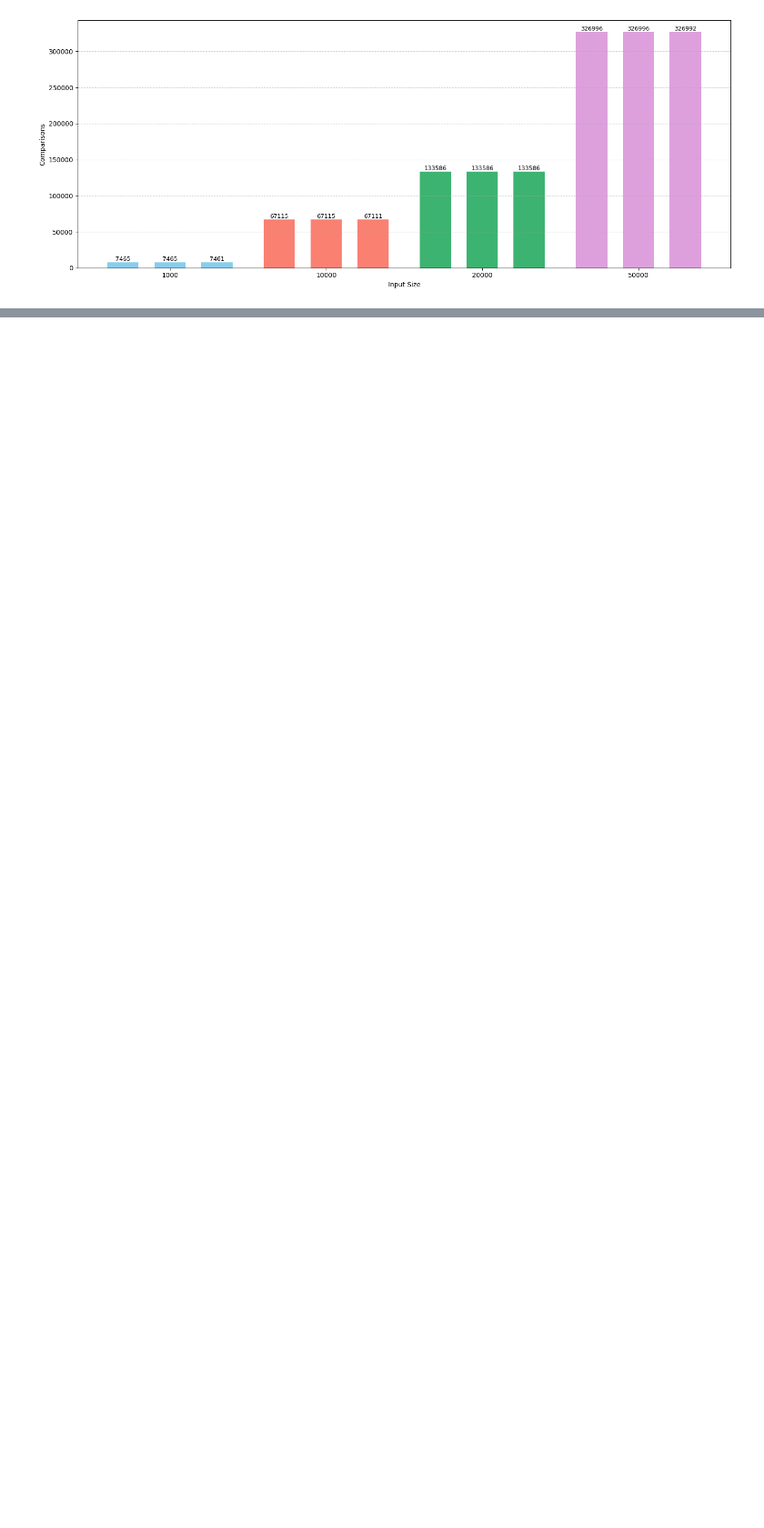
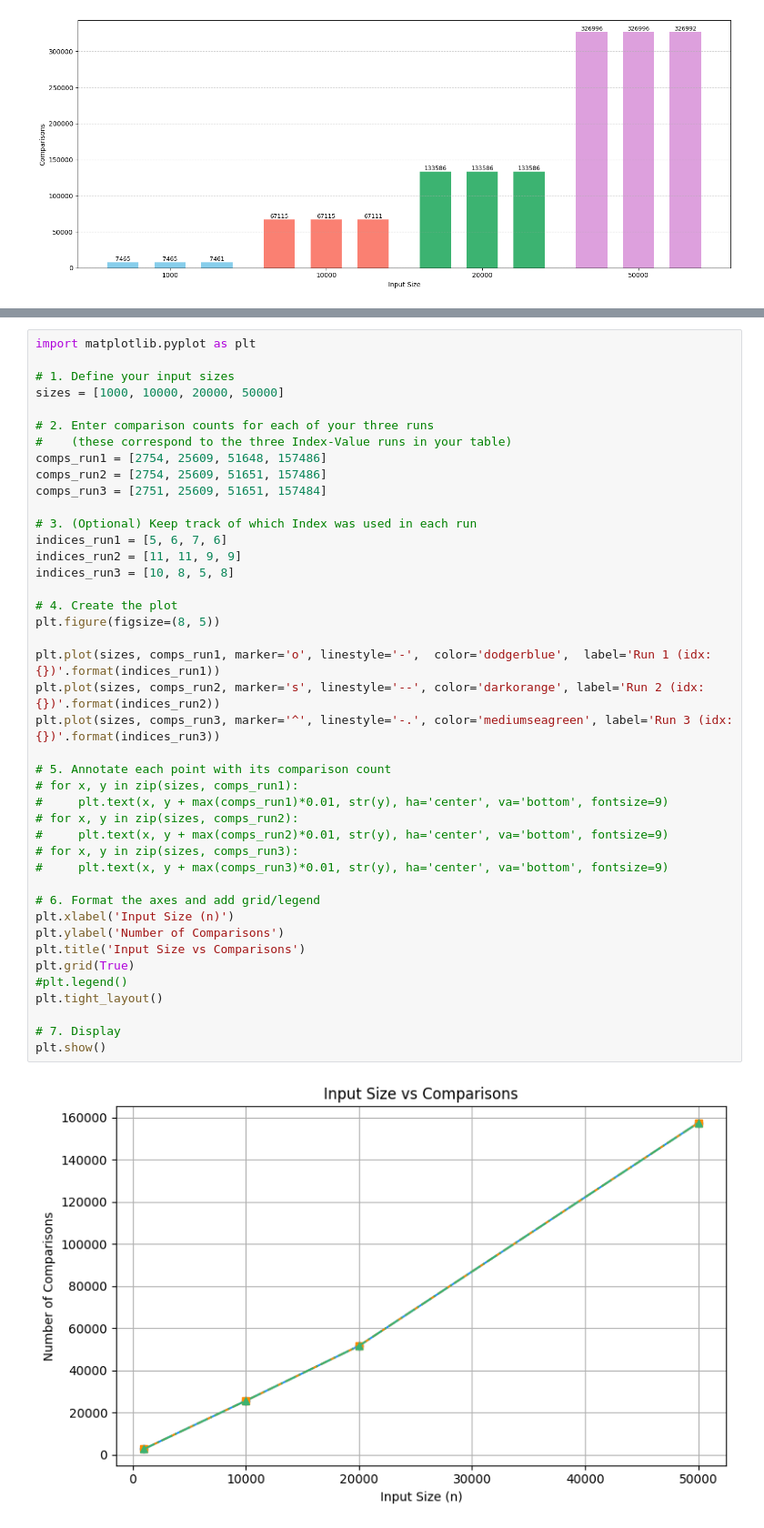
Before and after one commit to obaidul-cs-20222/MTech-Codes, a Jupyter notebook: Advanced Algorithms(CSPC901)/Assignment 1/plot1.ipynb, the cells around one changed output, grey strips where cells are left out. Shown: that part at 91% size. Drawn from its saved outputs; the diff is of its cells as text; blank space fills up the shorter version.

```diff
--- a/Advanced Algorithms(CSPC901)/plot1.ipynb
+++ b/Advanced Algorithms(CSPC901)/Assignment 1/plot1.ipynb
@@ -139,0 +286,44 @@ plt.show()
+# %%
+import matplotlib.pyplot as plt
+
+# 1. Define your input sizes
+sizes = [1000, 10000, 20000, 50000]
+
+# 2. Enter comparison counts for each of your three runs
+#    (these correspond to the three Index‐Value runs in your table)
+comps_run1 = [2754, 25609, 51648, 157486]
+comps_run2 = [2754, 25609, 51651, 157486]
+comps_run3 = [2751, 25609, 51651, 157484]
+
+# 3. (Optional) Keep track of which Index was used in each run
+indices_run1 = [5, 6, 7, 6]
+indices_run2 = [11, 11, 9, 9]
+indices_run3 = [10, 8, 5, 8]
+
+# 4. Create the plot
+plt.figure(figsize=(8, 5))
+
+plt.plot(sizes, comps_run1, marker='o', linestyle='-',  color='dodgerblue',  label='Run 1 (idx: {})'.format(indices_run1))
+plt.plot(sizes, comps_run2, marker='s', linestyle='--', color='darkorange', label='Run 2 (idx: {})'.format(indices_run2))
+plt.plot(sizes, comps_run3, marker='^', linestyle='-.', color='mediumseagreen', label='Run 3 (idx: {})'.format(indices_run3))
+
+# 5. Annotate each point with its comparison count
+# for x, y in zip(sizes, comps_run1):
+#     plt.text(x, y + max(comps_run1)*0.01, str(y), ha='center', va='bottom', fontsize=9)
+# for x, y in zip(sizes, comps_run2):
+#     plt.text(x, y + max(comps_run2)*0.01, str(y), ha='center', va='bottom', fontsize=9)
+# for x, y in zip(sizes, comps_run3):
+#     plt.text(x, y + max(comps_run3)*0.01, str(y), ha='center', va='bottom', fontsize=9)
+
+# 6. Format the axes and add grid/legend
+plt.xlabel('Input Size (n)')
+plt.ylabel('Number of Comparisons')
+plt.title('Input Size vs Comparisons')
+plt.grid(True)
+#plt.legend()
+plt.tight_layout()
+
+# 7. Display
+plt.show()
+# %% [output]
+[figure, added]
```
Also changed, not shown: parts of 1 cell of this notebook, 11 other files.
